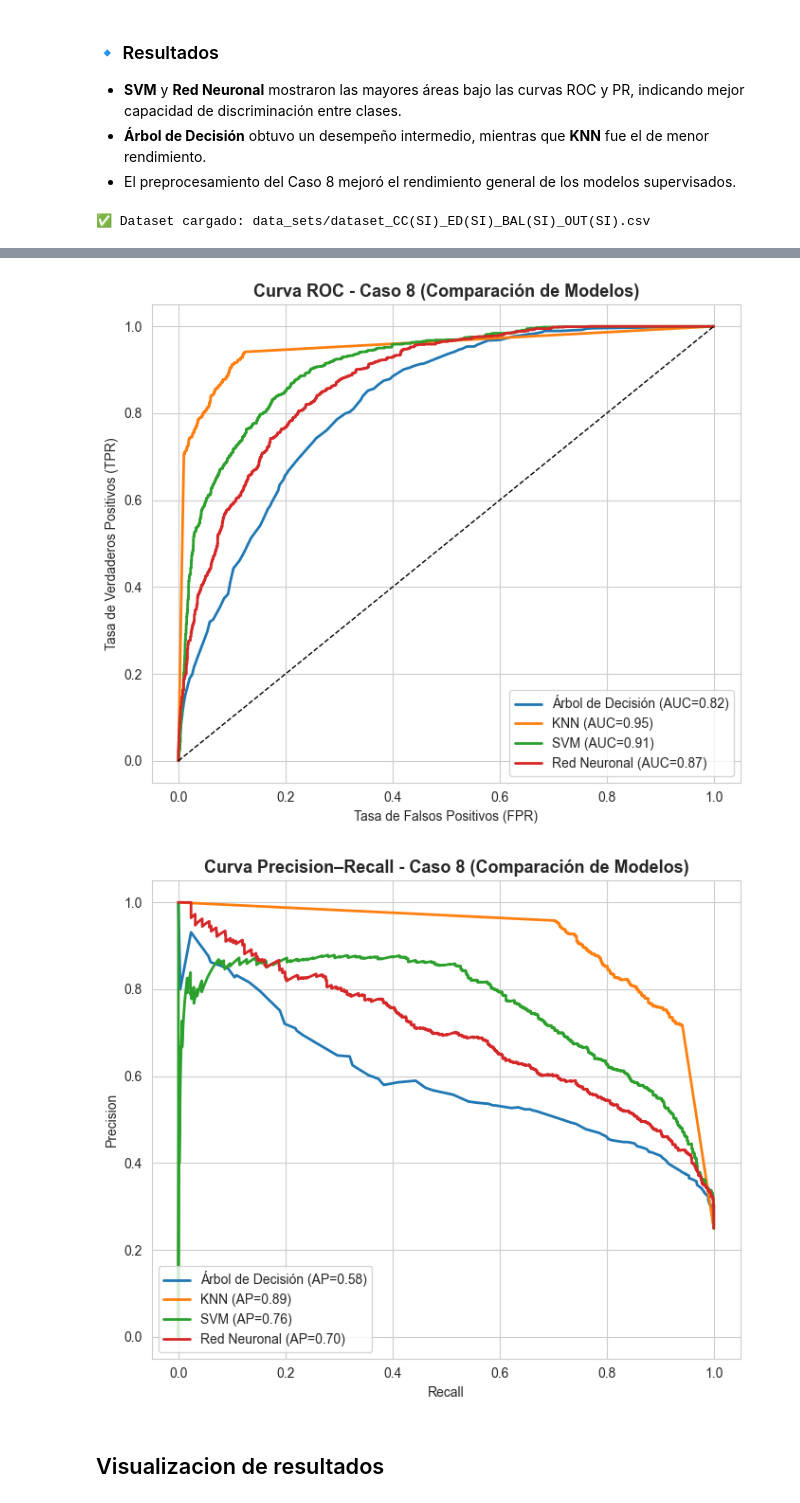
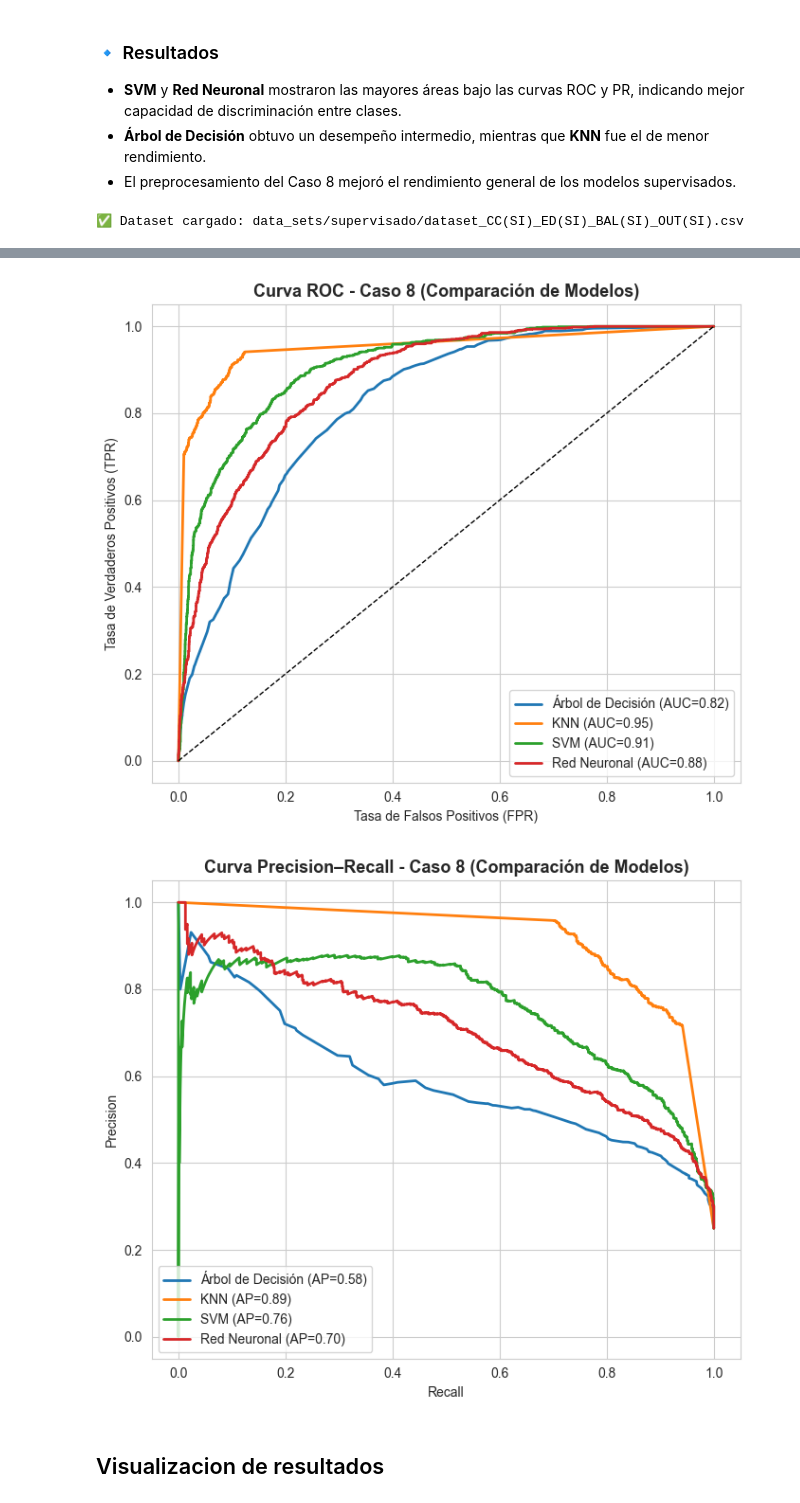
Before and after one commit to Zuleto1231/practica_2, a Jupyter notebook: main.ipynb, the cells around one changed output, grey strips where cells are left out. Cells and saved outputs as stored; diff of their text form; code cells hidden in the pictures.

```diff
--- a/main.ipynb
+++ b/main.ipynb
@@ -1026,7 +1040,7 @@ from sklearn.metrics import average_precision_score, precision_recall_curve, roc
 from sklearn.multiclass import OneVsRestClassifier
 
 
-path = "data_sets/dataset_CC(SI)_ED(SI)_BAL(SI)_OUT(SI).csv"
+path = "data_sets/supervisado/dataset_CC(SI)_ED(SI)_BAL(SI)_OUT(SI).csv"
 data = pd.read_csv(path)
 print(f"✅ Dataset cargado: {path}")
 
@@ -1115,4 +1129,4 @@ plt.legend(loc="lower left")
 plt.tight_layout()
 plt.show()
 # %% [output]
-✅ Dataset cargado: data_sets/dataset_CC(SI)_ED(SI)_BAL(SI)_OUT(SI).csv
+✅ Dataset cargado: data_sets/supervisado/dataset_CC(SI)_ED(SI)_BAL(SI)_OUT(SI).csv
@@ -1120,8 +1134,8 @@ plt.show()
 Entrenando Árbol de Decisión...
 Entrenando KNN...
 Entrenando SVM...
-[figure, old version]
+[figure, new version]
-[figure, old version]
+[figure, new version]
 # %% [markdown]
 ## Visualizacion de resultados
 # %%
```
Also changed, not shown: parts of 34 cells of this notebook, 58 other files.
